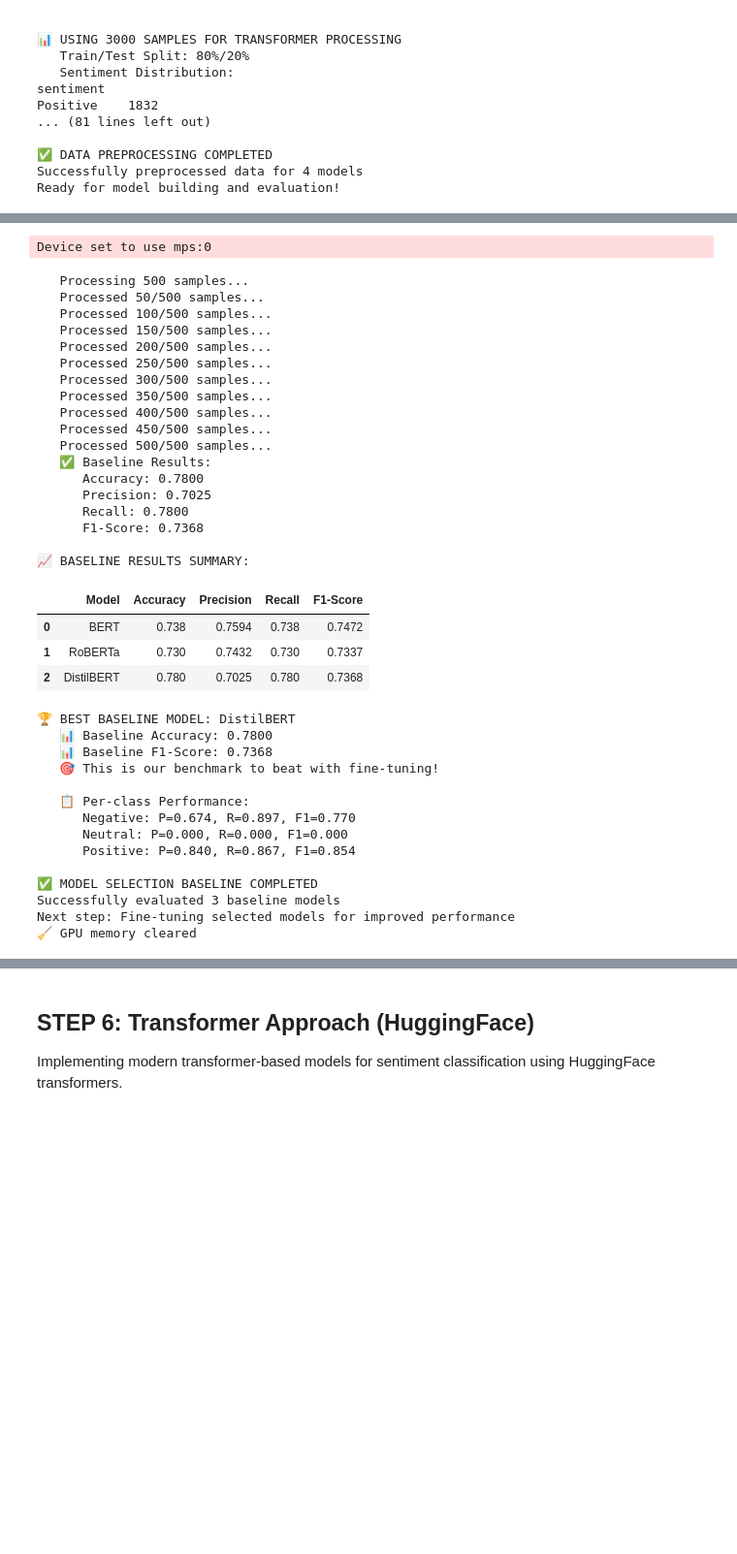
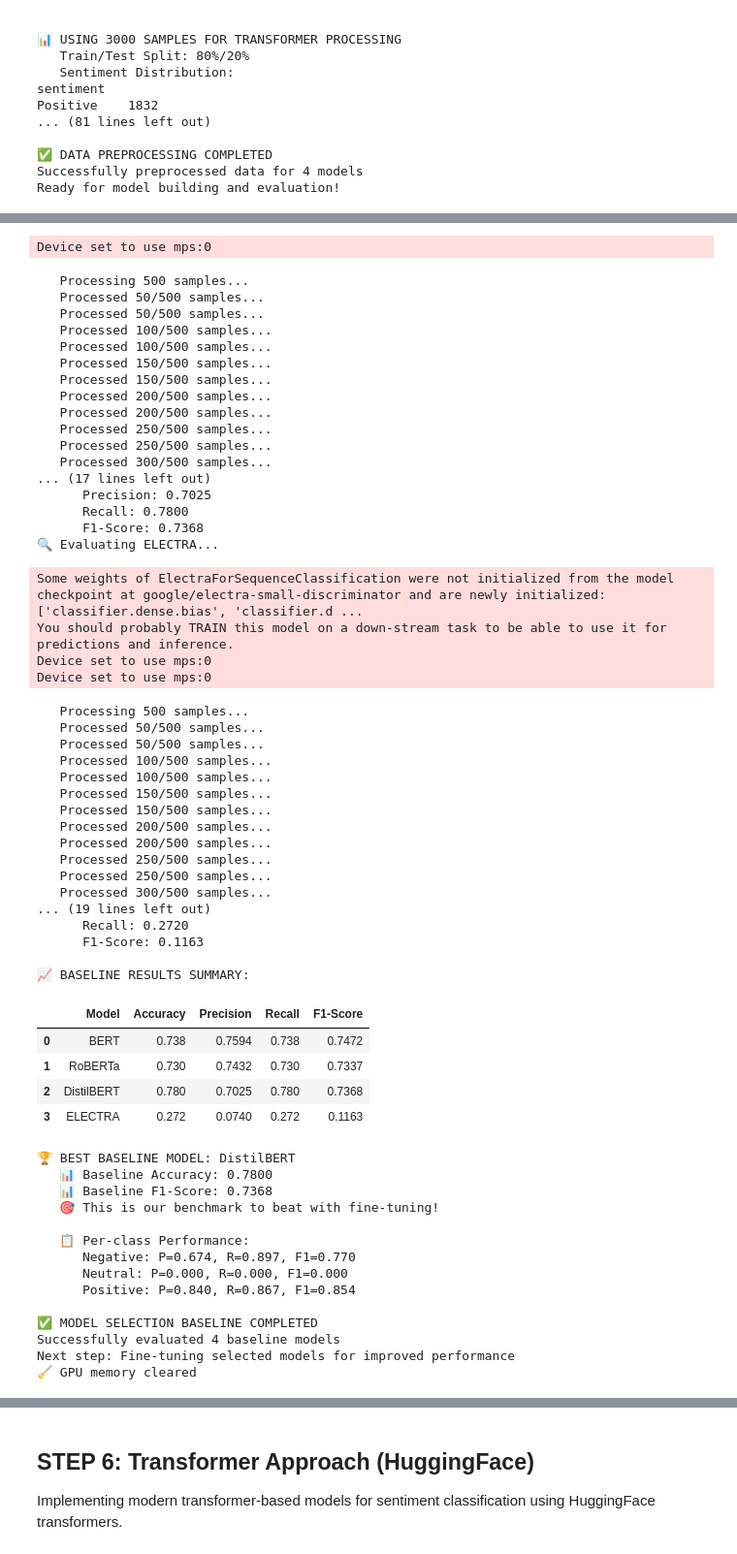
Before and after one commit to enriest/project-nlp-automated-customer-reviews, a Jupyter notebook: Project.ipynb, the cells around one changed output, grey strips where cells are left out. Shown: that part at 97% size. Drawn from its saved outputs; the diff is of its cells as text; code cells hidden in the pictures; blank space fills up the shorter version.

```diff
--- a/Project.ipynb
+++ b/Project.ipynb
@@ -1573,7 +1573,7 @@ baseline_sentiment_models = {
     'BERT': 'nlptown/bert-base-multilingual-uncased-sentiment',
     'RoBERTa': 'cardiffnlp/twitter-roberta-base-sentiment-latest',
     'DistilBERT': 'distilbert-base-uncased-finetuned-sst-2-english',
-    # ELECTRA doesn't have a pre-trained sentiment variant, so we'll evaluate it after fine-tuning
+    'ELECTRA': 'google/electra-small-discriminator'
 }
 
 print("🎯 MODEL SELECTION JUSTIFICATION:")
@@ -1824,44 +1825,65 @@ Device set to use mps:0
       Precision: 0.7432
       Recall: 0.7300
       F1-Score: 0.7337
 🔍 Evaluating DistilBERT...
 Device set to use mps:0
    Processing 500 samples...
    Processed 50/500 samples...
+   Processed 50/500 samples...
+   Processed 100/500 samples...
    Processed 100/500 samples...
    Processed 150/500 samples...
+   Processed 150/500 samples...
+   Processed 200/500 samples...
    Processed 200/500 samples...
    Processed 250/500 samples...
+   Processed 250/500 samples...
    Processed 300/500 samples...
-   Processed 350/500 samples...
-   Processed 400/500 samples...
-   Processed 450/500 samples...
-   Processed 500/500 samples...
-   ✅ Baseline Results:
-      Accuracy: 0.7800
+... (17 lines left out)
       Precision: 0.7025
       Recall: 0.7800
       F1-Score: 0.7368
-
-📈 BASELINE RESULTS SUMMARY:
+🔍 Evaluating ELECTRA...
+Some weights of ElectraForSequenceClassification were not initialized from the model checkpoint at google/electra-small-discriminator and are newly initialized: ['classifier.dense.bias', 'classifier.d ...
+You should probably TRAIN this model on a down-stream task to be able to use it for predictions and inference.
+Device set to use mps:0
+Device set to use mps:0
+   Processing 500 samples...
+   Processed 50/500 samples...
+   Processed 50/500 samples...
+   Processed 100/500 samples...
+   Processed 100/500 samples...
+   Processed 150/500 samples...
+   Processed 150/500 samples...
+   Processed 200/500 samples...
+   Processed 200/500 samples...
+   Processed 250/500 samples...
+   Processed 250/500 samples...
+   Processed 300/500 samples...
+... (19 lines left out)
+      Recall: 0.2720
+      F1-Score: 0.1163
+
+📈 BASELINE RESULTS SUMMARY:
 |  | Model | Accuracy | Precision | Recall | F1-Score |
 | 0 | BERT | 0.738 | 0.7594 | 0.738 | 0.7472 |
 | 1 | RoBERTa | 0.730 | 0.7432 | 0.730 | 0.7337 |
 | 2 | DistilBERT | 0.780 | 0.7025 | 0.780 | 0.7368 |
+| 3 | ELECTRA | 0.272 | 0.0740 | 0.272 | 0.1163 |
-🏆 BEST BASELINE MODEL: DistilBERT
-   📊 Baseline Accuracy: 0.7800
-   📊 Baseline F1-Score: 0.7368
-   🎯 This is our benchmark to beat with fine-tuning!
-
-   📋 Per-class Performance:
-      Negative: P=0.674, R=0.897, F1=0.770
-      Neutral: P=0.000, R=0.000, F1=0.000
-      Positive: P=0.840, R=0.867, F1=0.854
-
-✅ MODEL SELECTION BASELINE COMPLETED
-Successfully evaluated 3 baseline models
-Next step: Fine-tuning selected models for improved performance
-🧹 GPU memory cleared
+🏆 BEST BASELINE MODEL: DistilBERT
+   📊 Baseline Accuracy: 0.7800
+   📊 Baseline F1-Score: 0.7368
+   🎯 This is our benchmark to beat with fine-tuning!
+
+   📋 Per-class Performance:
+      Negative: P=0.674, R=0.897, F1=0.770
+      Neutral: P=0.000, R=0.000, F1=0.000
+      Positive: P=0.840, R=0.867, F1=0.854
+
+✅ MODEL SELECTION BASELINE COMPLETED
+Successfully evaluated 4 baseline models
+Next step: Fine-tuning selected models for improved performance
+🧹 GPU memory cleared
 # %%
 # Document baseline performance clearly
 print("=== BASELINE PERFORMANCE (WITHOUT FINE-TUNING) ===")
```
Also changed, not shown: parts of 11 cells of this notebook, 4 other files.
